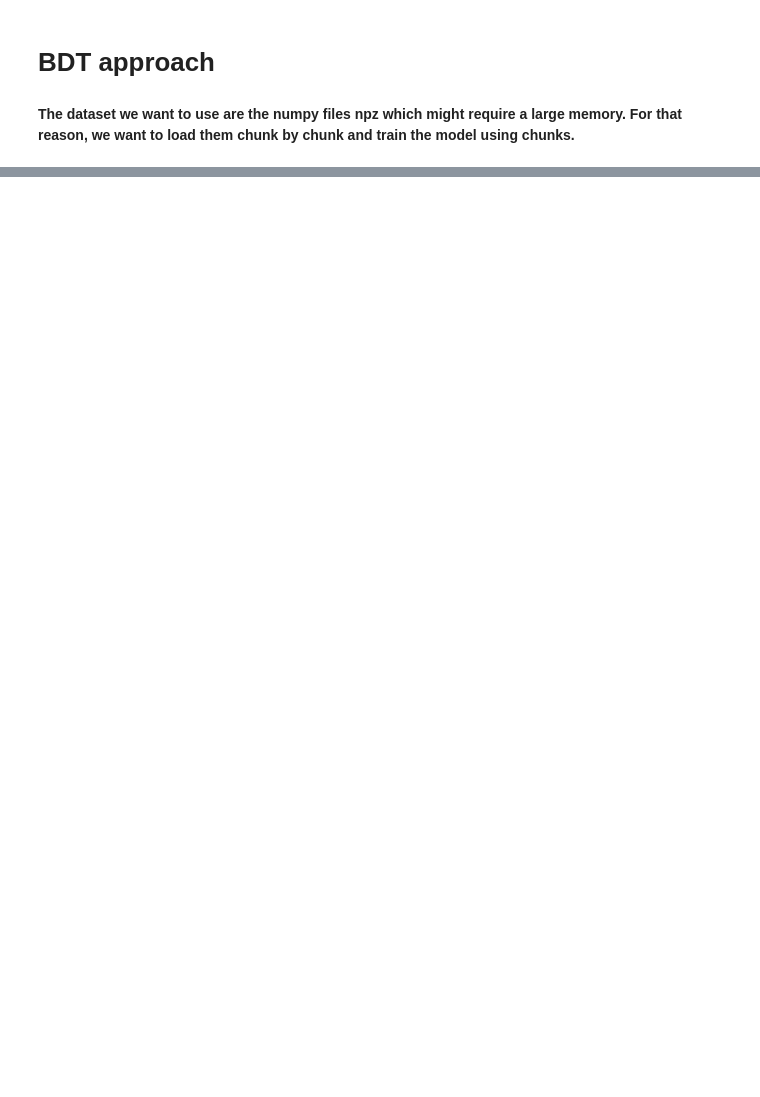
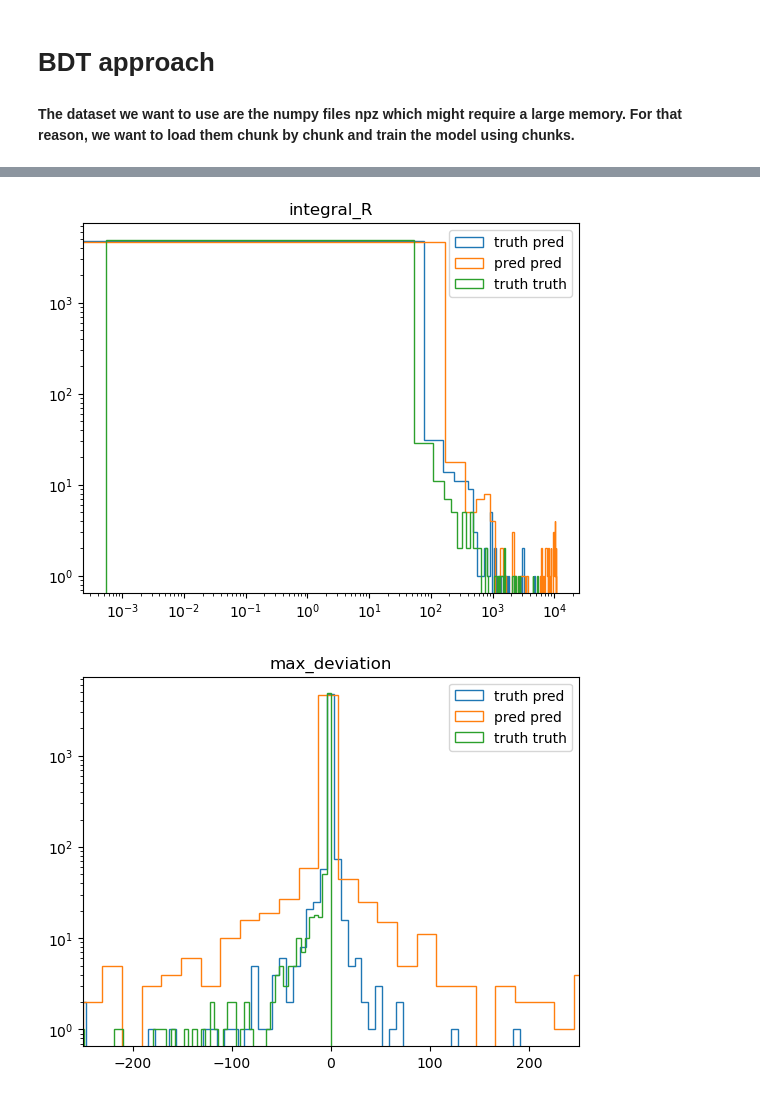
Before and after one commit to fanrado/CHN_CLASSIFIER_CE, a Jupyter notebook: toy_preClassifier.ipynb, the cells around one changed output, grey strips where cells are left out. Saved outputs shown, nothing was run; the diff lists cells and outputs as text; code cells hidden in the pictures; blank space fills up the shorter version.

```diff
--- a/toy_preClassifier.ipynb
+++ b/toy_preClassifier.ipynb
@@ -221,0 +369,9 @@ class PreClassifier_BDT:
+# %%
+target_columns = ['t', 'A_0', 't_p', 'k3', 'k4', 'k5', 'k6']
+# target_columns = ['class']
+# chunk_dset_obj = Load_chunk_dset(path_to_dset='data/labelledData/labelledData/WF_sim', chunk_size=5, target_columns=taget_columns)
+# chunk_dset_obj.test()
+preclassifier_obj = PreClassifier_BDT(path_to_data='data/labelledData/labelledData/WF_sim', output_path='OUTPUT/Preclassifier', target_columns=target_columns)
+regressor_model = preclassifier_obj.regression()
+test_df = preclassifier_obj.testRegressor(regressor_predFitParams=regressor_model, Ntest=5000, regressor_predIntegral='OUTPUT/Kept_RESULTS/OK_SIMULATION_moreSamplesThanApr12_2025/integral_R_model.json',
+                                          regressor_predMaxdev='OUTPUT/Kept_RESULTS/OK_SIMULATION_moreSamplesThanApr12_2025/max_deviation_model.json')
@@ -221,0 +474,27 @@ class PreClassifier_BDT:
+# %%
+param = 'integral_R'
+plt.figure()
+plt.hist(test_df[f'{param}_truth_pred'], histtype='step', bins=100, label='truth pred')
+plt.hist(test_df[f'{param}_pred_pred'], histtype='step', bins=100, label='pred pred')
+plt.hist(test_df[f'{param}_truth_truth'], histtype='step', bins=100, label='truth truth')
+plt.title(param)
+# plt.xlim([-2000, 2000])
+plt.xscale('log')
+plt.yscale('log')
+plt.legend()
+plt.show()
+#
+param = 'max_deviation'
+plt.figure()
+plt.hist(test_df[f'{param}_truth_pred'], histtype='step', bins=100, label='truth pred')
+plt.hist(test_df[f'{param}_pred_pred'], histtype='step', bins=100, label='pred pred')
+plt.hist(test_df[f'{param}_truth_truth'], histtype='step', bins=100, label='truth truth')
+plt.title(param)
+plt.xlim([-250, 250])
+# plt.xscale('log')
+plt.yscale('log')
+plt.legend()
+plt.show()
+# %% [output]
+[figure, added]
+[figure, added]
```
Also changed, not shown: parts of 6 cells of this notebook.
